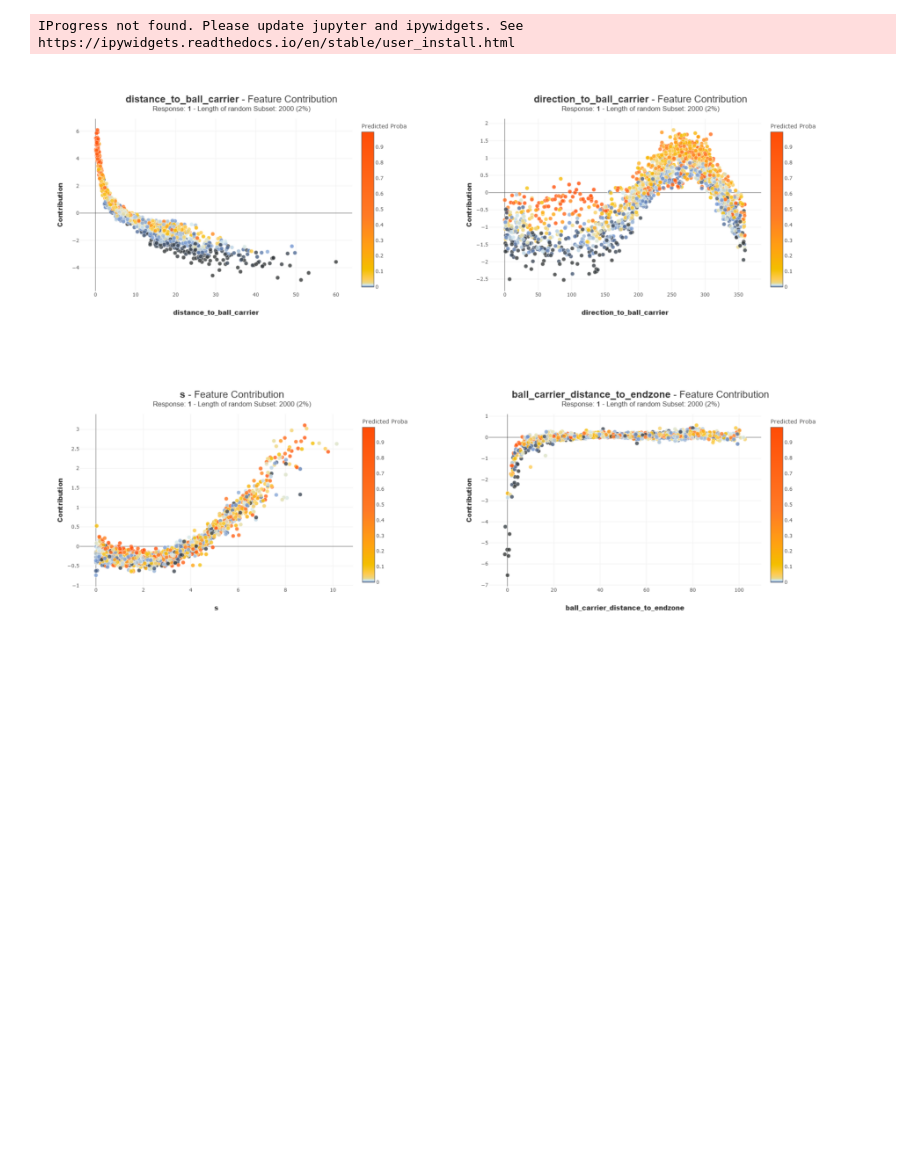
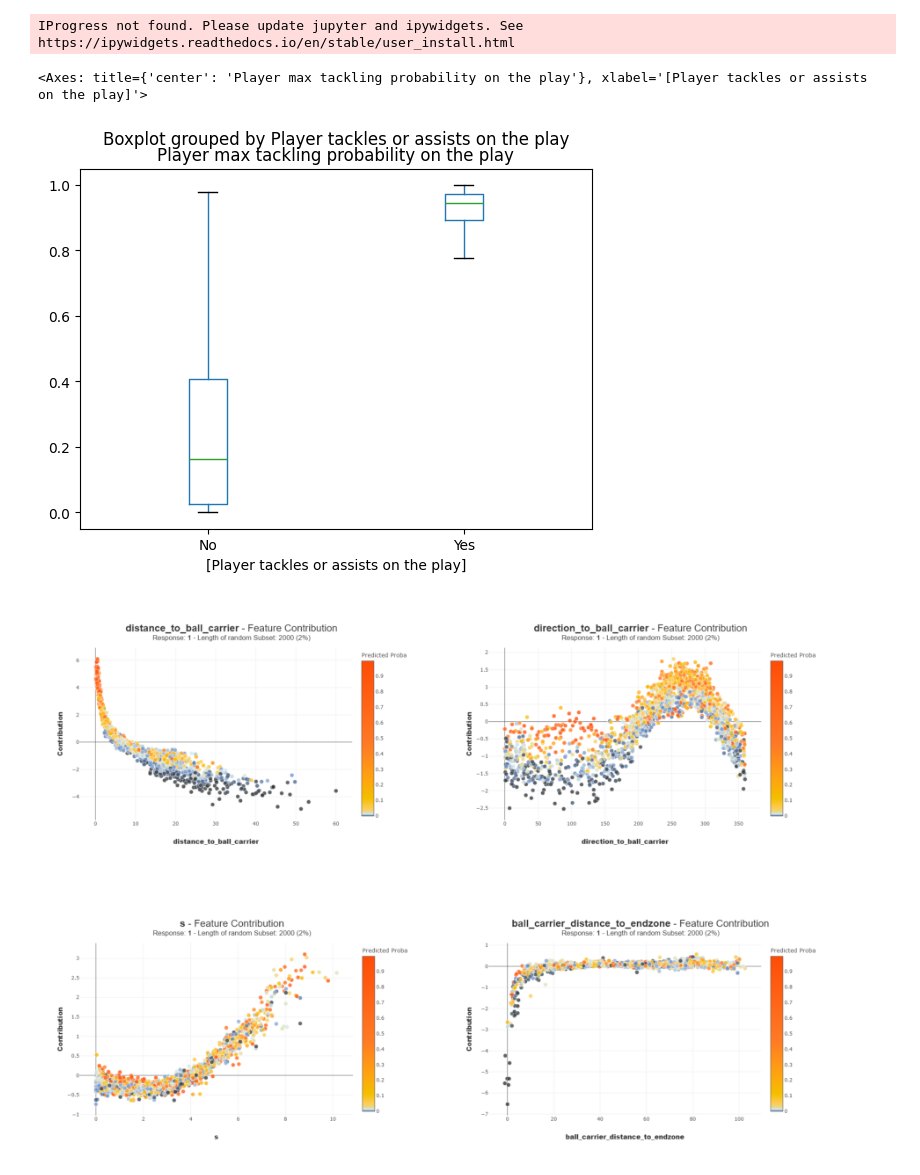
Before and after one commit to MLecardonnel/ExpectedTackling, a Jupyter notebook: notebooks/explaination.ipynb, the cells around one changed output. Saved outputs shown, nothing was run; the diff lists cells and outputs as text; code cells hidden in the pictures; blank space fills up the shorter version.

Commit message:
Update mott features and new metrics plots.

```diff
--- a/notebooks/explaination.ipynb
+++ b/notebooks/explaination.ipynb
@@ -12,6 +12,21 @@ IProgress not found. Please update jupyter and ipywidgets. See https://ipywidget
 features_data = pd.concat([pd.read_csv(f"../data/features_week_{i}.csv") for i in range(1,10)]).reset_index(drop=True)
 # %%
 model = pickle.load(open("../models/model_probability.pkl", "rb"))
+# %%
+tackling_probability = pd.read_csv("../data/tackling_probability.csv")
+# %%
+result_data = features_data[["gameId", "playId", "nflId", "frameId", "will_tackle"]].merge(tackling_probability, on=["gameId", "playId", "nflId", "frameId"])
+# %%
+max_tackling = result_data.groupby(["gameId", "playId", "nflId"]).agg({"will_tackle": "max", "tackling_probability": "max"})
+max_tackling["will_tackle"] = max_tackling["will_tackle"].replace({0: "No", 1: "Yes"})
+max_tackling = max_tackling.rename(
+    columns={"will_tackle": "Player tackles or assists on the play", "tackling_probability": "Player max tackling probability on the play"}
+)
+
+max_tackling.boxplot(by="Player tackles or assists on the play", grid=False, showfliers=False)
+# %% [output]
+<Axes: title={'center': 'Player max tackling probability on the play'}, xlabel='[Player tackles or assists on the play]'>
+[figure, added]
 # %%
 y = features_data["will_tackle"].astype(int)
 X = features_data.drop(
```
Also changed, not shown: 6 other files.
